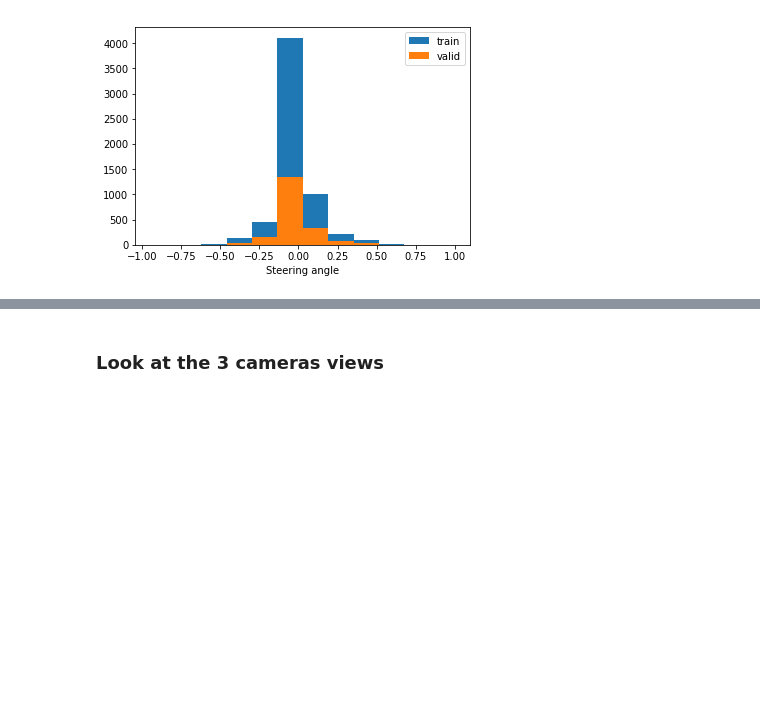
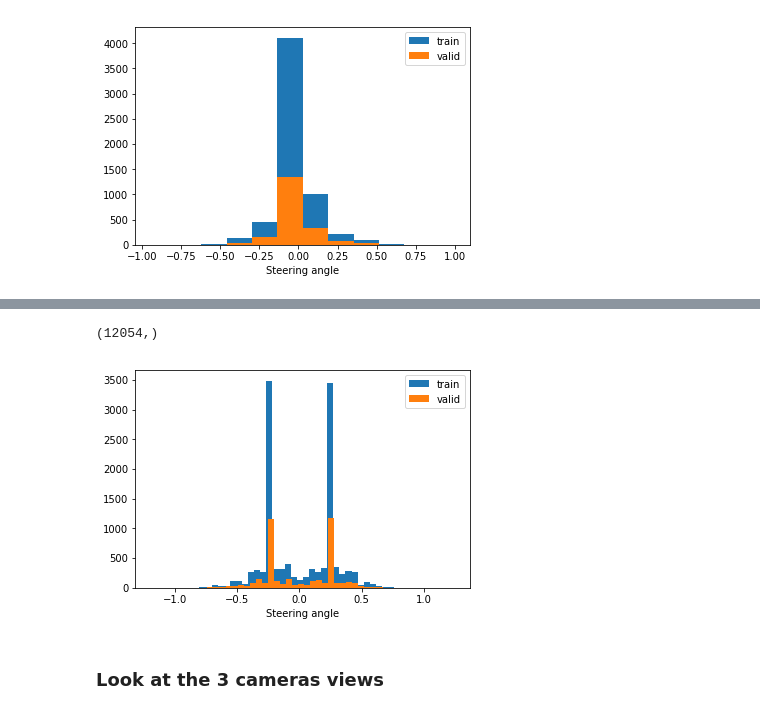
Before and after one commit to kcbighuge/SDCND-Behavioral-Cloning-P3, a Jupyter notebook: Behavioral_Cloning_v1.ipynb, the cells around one changed output, grey strips where cells are left out. Saved outputs shown, nothing was run; the diff lists cells and outputs as text; code cells hidden in the pictures; blank space fills up the shorter version.

Commit message:
add histogram of adj steering angles, train with less "0 angle" images

```diff
--- a/Behavioral_Cloning_v1.ipynb
+++ b/Behavioral_Cloning_v1.ipynb
@@ -286,3 +298,19 @@ plt.legend();
+# %%
+np.concatenate((train_angles,train_angles)).shape
+# %% [output]
+(12054,)
+# %%
+# adjust the steering angles
+train_angles_adj = np.concatenate((train_angles-0.25, train_angles+0.25))
+valid_angles_adj = np.concatenate((valid_angles-0.25, valid_angles+0.25))
+
+# Plot histogram of adjusted steering angles
+plt.hist(train_angles_adj, 50, label='train')
+plt.hist(valid_angles_adj, 50, label='valid')
+plt.xlabel('Steering angle')
+plt.legend();
+# %% [output]
+[figure, added]
 # %% [markdown]
 ### Look at the 3 cameras views
 # %%
```
Also changed, not shown: parts of 9 cells of this notebook, 3 other files.
